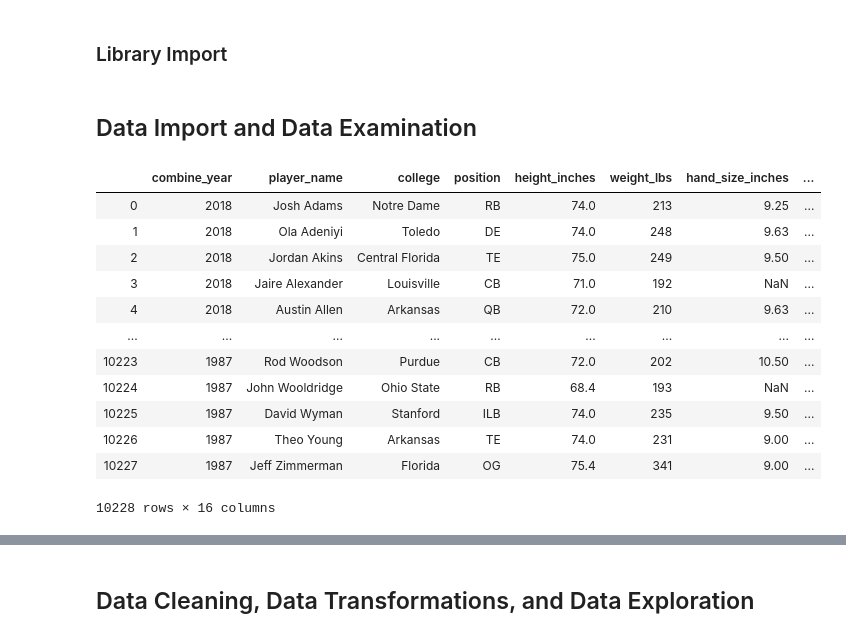
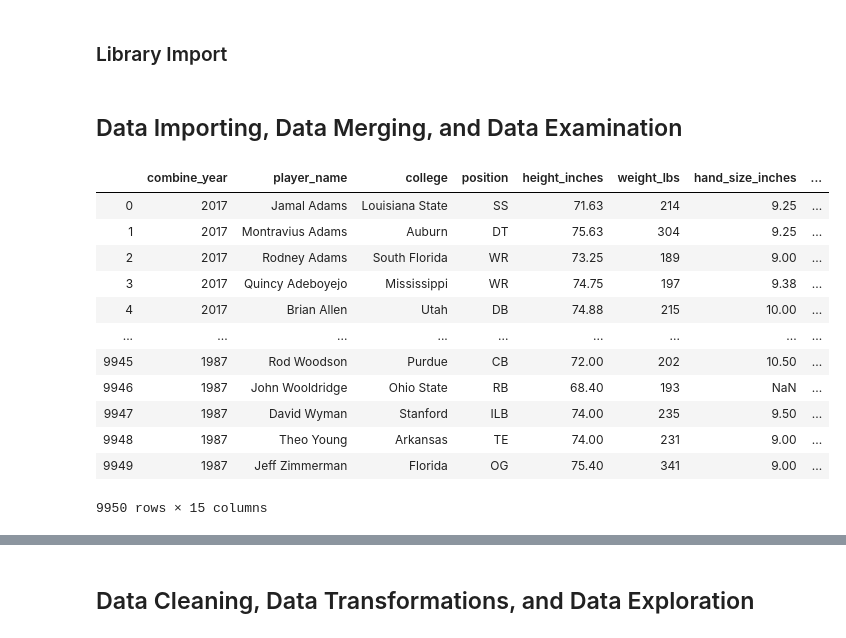
Before and after one commit to michaelpallante/nfl_combine_classification_modeling, a Jupyter notebook: notebooks/nfl_combine_eda.ipynb, the cells around one changed output, grey strips where cells are left out. Drawn from its saved outputs; the diff is of its cells as text; code cells hidden in the pictures.

Commit message:
updated data, added merged dataset

```diff
--- a/notebooks/nfl_combine_eda.ipynb
+++ b/notebooks/nfl_combine_eda.ipynb
@@ -18,24 +18,25 @@ The dataset that was analyzed for this study contains 10,228 observations of NFL
 #Import libraries
 %run ../python_files/libraries
 # %% [markdown]
-## Data Import and Data Examination
+## Data Importing, Data Merging, and Data Examination
 # %%
-# import data
+# import nfl combine and NFL Draft data
 nfl_combine_df = pd.read_csv('../data/nfl_combine_data.csv')
+nfl_draft_df = pd.read_csv('../data/nfl_draft_data.csv')
 
-# quick overview of the dataset
+# quick overview of the NFL Combine dataset
 nfl_combine_df
 # %% [output]
 |  | combine_year | player_name | college | position | height_inches | weight_lbs | hand_size_inches | ... |
-| 0 | 2018 | Josh Adams | Notre Dame | RB | 74.0 | 213 | 9.25 | ... |
-| 1 | 2018 | Ola Adeniyi | Toledo | DE | 74.0 | 248 | 9.63 | ... |
-| 2 | 2018 | Jordan Akins | Central Florida | TE | 75.0 | 249 | 9.50 | ... |
-| 3 | 2018 | Jaire Alexander | Louisville | CB | 71.0 | 192 | NaN | ... |
-| 4 | 2018 | Austin Allen | Arkansas | QB | 72.0 | 210 | 9.63 | ... |
+| 0 | 2017 | Jamal Adams | Louisiana State | SS | 71.63 | 214 | 9.25 | ... |
+| 1 | 2017 | Montravius Adams | Auburn | DT | 75.63 | 304 | 9.25 | ... |
+| 2 | 2017 | Rodney Adams | South Florida | WR | 73.25 | 189 | 9.00 | ... |
+| 3 | 2017 | Quincy Adeboyejo | Mississippi | WR | 74.75 | 197 | 9.38 | ... |
+| 4 | 2017 | Brian Allen | Utah | DB | 74.88 | 215 | 10.00 | ... |
 | ... | ... | ... | ... | ... | ... | ... | ... | ... |
-| 10223 | 1987 | Rod Woodson | Purdue | CB | 72.0 | 202 | 10.50 | ... |
-| 10224 | 1987 | John Wooldridge | Ohio State | RB | 68.4 | 193 | NaN | ... |
-| 10225 | 1987 | David Wyman | Stanford | ILB | 74.0 | 235 | 9.50 | ... |
-| 10226 | 1987 | Theo Young | Arkansas | TE | 74.0 | 231 | 9.00 | ... |
-| 10227 | 1987 | Jeff Zimmerman | Florida | OG | 75.4 | 341 | 9.00 | ... |
+| 9945 | 1987 | Rod Woodson | Purdue | CB | 72.00 | 202 | 10.50 | ... |
+| 9946 | 1987 | John Wooldridge | Ohio State | RB | 68.40 | 193 | NaN | ... |
+| 9947 | 1987 | David Wyman | Stanford | ILB | 74.00 | 235 | 9.50 | ... |
+| 9948 | 1987 | Theo Young | Arkansas | TE | 74.00 | 231 | 9.00 | ... |
+| 9949 | 1987 | Jeff Zimmerman | Florida | OG | 75.40 | 341 | 9.00 | ... |
-10228 rows × 16 columns
+9950 rows × 15 columns
```
Also changed, not shown: parts of 6 cells of this notebook, 2 other files.
